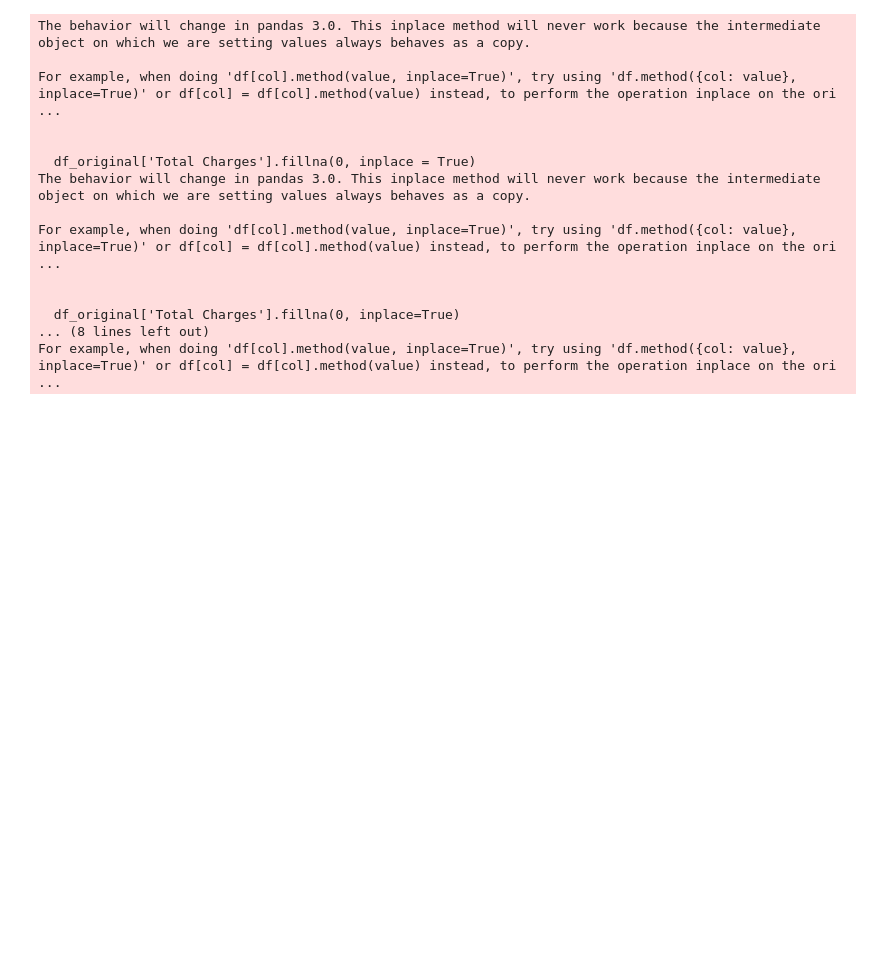
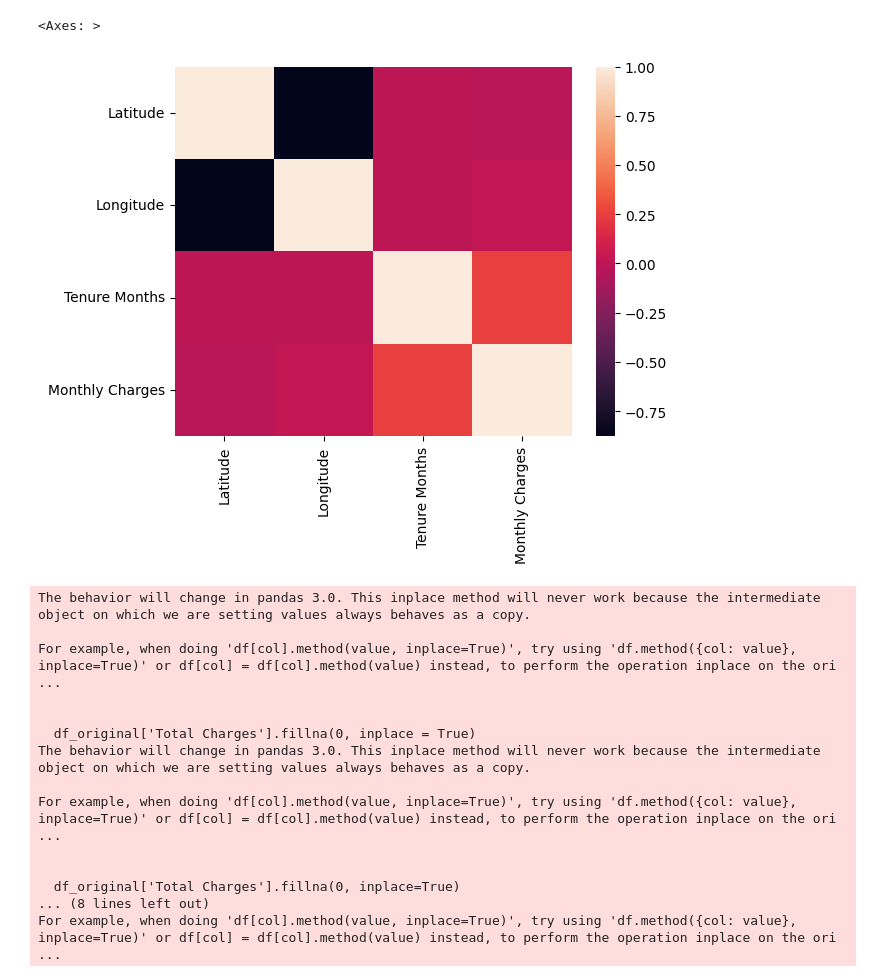
Before and after one commit to rahulshaju2981/Swan_Consulting, a Jupyter notebook: Rahul/Modeling.ipynb, the cells around one changed output. Cells and saved outputs as stored; diff of their text form; code cells hidden in the pictures; blank space fills up the shorter version.

Commit message:
Backup: Created a submission folder

```diff
--- a/Rahul/Modeling.ipynb
+++ b/Rahul/Modeling.ipynb
@@ -28,3 +28,32 @@ X_train, X_test, y_train, y_test = train_test_split(X, y, test_size = 0.2)
+# %%
+Feature_Cols_Original = [
+ 'Latitude',
+ 'Longitude',
+ 'Gender',
+ 'Senior Citizen',
+ 'Partner',
+ 'Dependents',
+ 'Tenure Months',
+ 'Multiple Lines',
+ 'Internet Service',
+ 'Online Security',
+ 'Online Backup',
+ 'Device Protection',
+ 'Tech Support',
+ 'Streaming TV',
+ 'Streaming Movies',
+ 'Contract',
+ 'Paperless Billing',
+ 'Payment Method',
+ 'Monthly Charges',
+ 'Total Charges']
+
+df_feature_only = pd.DataFrame(df_original[Feature_Cols_Original])
+# %%
+sns.heatmap(df_feature_only.corr(numeric_only = True))
+# %% [output]
+<Axes: >
+[figure, added]
 # %%
 def clean(df_original):
     # Mapping
```
Also changed, not shown: parts of 9 cells of this notebook, 3 other files.
